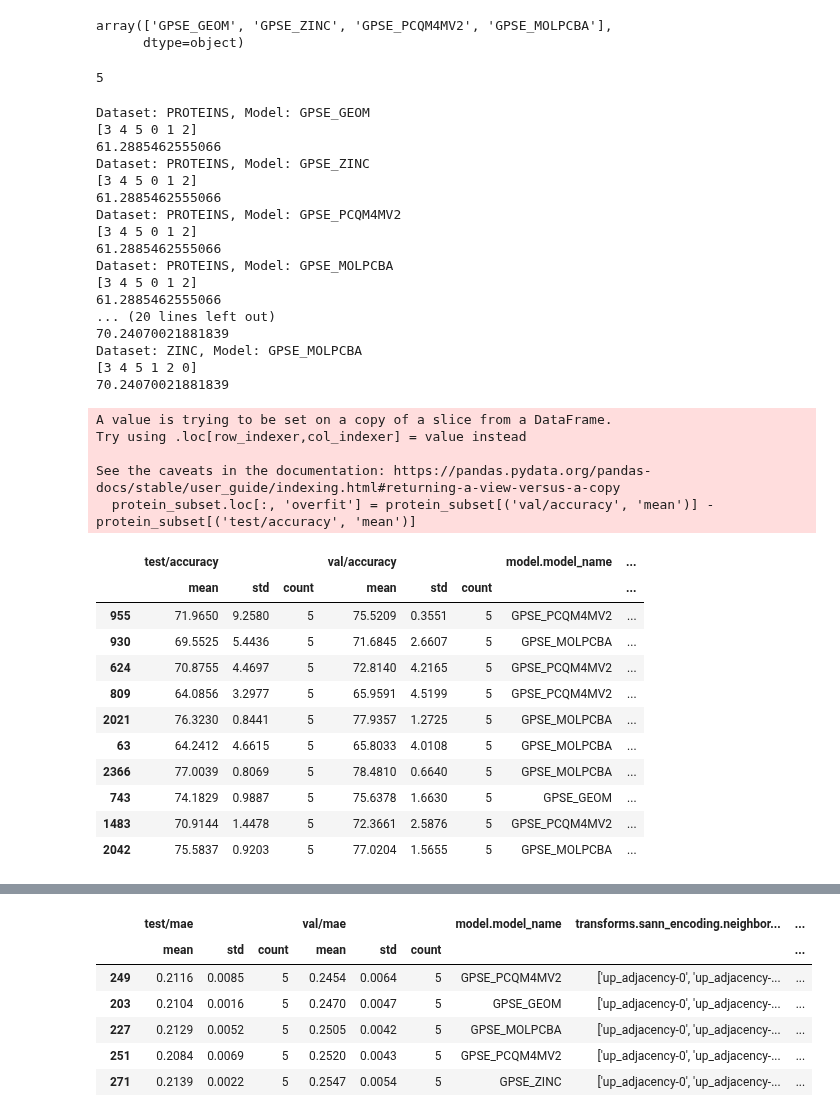
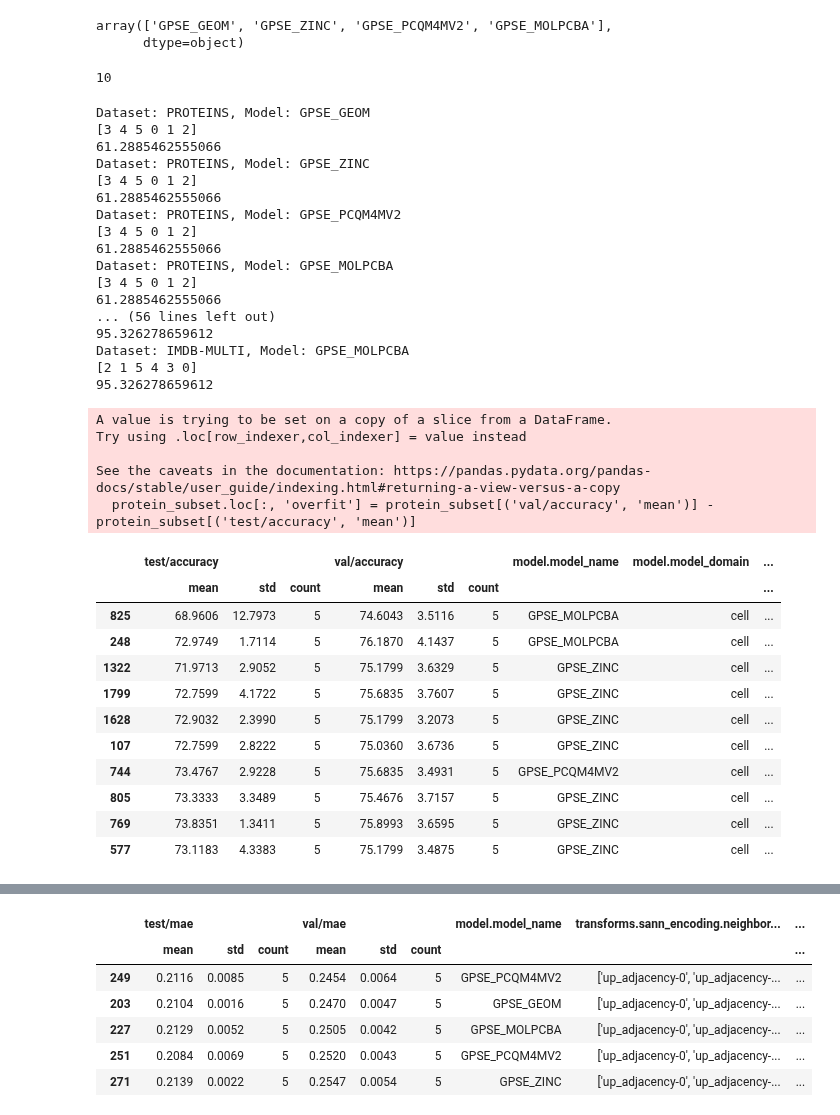
Before and after one commit to geometric-intelligence/TopoBench, a Jupyter notebook: result_processing.ipynb, the cells around one changed output, grey strips where cells are left out. Drawn from its saved outputs; the diff is of its cells as text; code cells hidden in the pictures.

```diff
--- a/result_processing.ipynb
+++ b/result_processing.ipynb
@@ -1 +1,19 @@
+# %%
+import ast
+import glob
+import warnings
+from collections import defaultdict
+from datetime import date
+
+import numpy as np
+import pandas as pd
+import wandb
+import matplotlib.pyplot as plt
+
+PROJ_PREFIX = "main_exp"
+PROJ_TYPES = ["SANN", "GPSE"]
+PROJ_DS = ["NCI1", "NCI109", "MUTAG", "PROTEINS", "ZINC", "IMDB-BINARY", "IMDB-MULTI"]
+
+today = date.today()
+api = wandb.Api(overrides={"base_url": "https://api.wandb.ai"})
 # %%
@@ -218,7 +223,7 @@ sweeped_columns = [
 run_columns = ['dataset.split_params.data_seed','seed',]
 
 # Dataset and model columns
-dataset_model_columns = ['model.model_name', 'dataset.loader.parameters.data_name']
+dataset_model_columns = ['model.model_name', 'model.model_domain', 'dataset.loader.parameters.data_name']
 
 # Performance columns
 performance_columns = [
@@ -250,12 +255,17 @@ optimization_metrics = {
     'PROTEINS': {'optim_metric': 'val/accuracy', 'eval_metric': 'test/accuracy', 'direction': 'max', 'performance_columns': performance_classification},
     'MUTAG': {'optim_metric': 'val/accuracy', 'eval_metric': 'test/accuracy', 'direction': 'max', 'performance_columns': performance_classification},
     'ZINC': {'optim_metric': 'val/mae', 'eval_metric': 'test/mae', 'direction': 'min', 'performance_columns': performance_regression},
+    'IMDB-BINARY': {'optim_metric': 'val/accuracy', 'eval_metric': 'test/accuracy', 'direction': 'max', 'performance_columns': performance_classification},
+    'IMDB-MULTI': {'optim_metric': 'val/accuracy', 'eval_metric': 'test/accuracy', 'direction': 'max', 'performance_columns': performance_classification},
+    'Cora': {'direction': 'max', 'performance_columns': performance_classification},
+    'Citeseer': {'direction': 'max', 'performance_columns': performance_classification},
+    'PubMed': {'direction': 'max', 'performance_columns': performance_classification},
 
 }
 
 len(optimization_metrics)
 # %% [output]
-5
+10
 # %%
 collect_subsets=None
 # %%
@@ -288,7 +298,7 @@ for dataset in datasets:
         performance_columns = optimization_metrics[dataset]['performance_columns']
         subset = subset[dataset_model_columns + sweeped_columns + performance_columns + run_columns]
 
-        aggregated = subset.groupby(sweeped_columns +  ['model.model_name'], dropna=False).agg(
+        aggregated = subset.groupby(sweeped_columns +  ['model.model_name', 'model.model_domain'], dropna=False).agg(
             {col: ["mean", "std", "count"] for col in performance_columns},
         )
 
@@ -406,31 +416,31 @@ Dataset: PROTEINS, Model: GPSE_PCQM4MV2
 Dataset: PROTEINS, Model: GPSE_MOLPCBA
 [3 4 5 0 1 2]
 61.2885462555066
-... (20 lines left out)
-70.24070021881839
-Dataset: ZINC, Model: GPSE_MOLPCBA
-[3 4 5 1 2 0]
-70.24070021881839
+... (56 lines left out)
+95.326278659612
+Dataset: IMDB-MULTI, Model: GPSE_MOLPCBA
+[2 1 5 4 3 0]
+95.326278659612
 # %%
-protein_subset = collect_subsets['NCI1'][['test/accuracy', 'val/accuracy', 'model.model_name', 'transforms.sann_encoding.neighborhoods', 'model.backbone.n_layers']]
+protein_subset = collect_subsets['PROTEINS'][['test/accuracy', 'val/accuracy', 'model.model_name', 'model.model_domain', 'transforms.sann_encoding.neighborhoods', 'model.backbone.n_layers']]
 protein_subset.loc[:, 'overfit'] = protein_subset[('val/accuracy', 'mean')] - protein_subset[('test/accuracy', 'mean')]
 protein_subset.sort_values(by='overfit', ascending=False).head(10)
 # %% [output]
 A value is trying to be set on a copy of a slice from a DataFrame.
 Try using .loc[row_indexer,col_indexer] = value instead
 
 See the caveats in the documentation: https://pandas.pydata.org/pandas-docs/stable/user_guide/indexing.html#returning-a-view-versus-a-copy
   protein_subset.loc[:, 'overfit'] = protein_subset[('val/accuracy', 'mean')] - protein_subset[('test/accuracy', 'mean')]
-|  | test/accuracy |  |  | val/accuracy |  |  | model.model_name | ... |
-|  | mean | std | count | mean | std | count |  | ... |
-| 955 | 71.9650 | 9.2580 | 5 | 75.5209 | 0.3551 | 5 | GPSE_PCQM4MV2 | ... |
-| 930 | 69.5525 | 5.4436 | 5 | 71.6845 | 2.6607 | 5 | GPSE_MOLPCBA | ... |
-| 624 | 70.8755 | 4.4697 | 5 | 72.8140 | 4.2165 | 5 | GPSE_PCQM4MV2 | ... |
-| 809 | 64.0856 | 3.2977 | 5 | 65.9591 | 4.5199 | 5 | GPSE_PCQM4MV2 | ... |
-| 2021 | 76.3230 | 0.8441 | 5 | 77.9357 | 1.2725 | 5 | GPSE_MOLPCBA | ... |
-| 63 | 64.2412 | 4.6615 | 5 | 65.8033 | 4.0108 | 5 | GPSE_MOLPCBA | ... |
-| 2366 | 77.0039 | 0.8069 | 5 | 78.4810 | 0.6640 | 5 | GPSE_MOLPCBA | ... |
-| 743 | 74.1829 | 0.9887 | 5 | 75.6378 | 1.6630 | 5 | GPSE_GEOM | ... |
-| 1483 | 70.9144 | 1.4478 | 5 | 72.3661 | 2.5876 | 5 | GPSE_PCQM4MV2 | ... |
-| 2042 | 75.5837 | 0.9203 | 5 | 77.0204 | 1.5655 | 5 | GPSE_MOLPCBA | ... |
+|  | test/accuracy |  |  | val/accuracy |  |  | model.model_name | model.model_domain | ... |
+|  | mean | std | count | mean | std | count |  |  | ... |
+| 825 | 68.9606 | 12.7973 | 5 | 74.6043 | 3.5116 | 5 | GPSE_MOLPCBA | cell | ... |
+| 248 | 72.9749 | 1.7114 | 5 | 76.1870 | 4.1437 | 5 | GPSE_MOLPCBA | cell | ... |
+| 1322 | 71.9713 | 2.9052 | 5 | 75.1799 | 3.6329 | 5 | GPSE_ZINC | cell | ... |
+| 1799 | 72.7599 | 4.1722 | 5 | 75.6835 | 3.7607 | 5 | GPSE_ZINC | cell | ... |
+| 1628 | 72.9032 | 2.3990 | 5 | 75.1799 | 3.2073 | 5 | GPSE_ZINC | cell | ... |
+| 107 | 72.7599 | 2.8222 | 5 | 75.0360 | 3.6736 | 5 | GPSE_ZINC | cell | ... |
+| 744 | 73.4767 | 2.9228 | 5 | 75.6835 | 3.4931 | 5 | GPSE_PCQM4MV2 | cell | ... |
+| 805 | 73.3333 | 3.3489 | 5 | 75.4676 | 3.7157 | 5 | GPSE_ZINC | cell | ... |
+| 769 | 73.8351 | 1.3411 | 5 | 75.8993 | 3.6595 | 5 | GPSE_ZINC | cell | ... |
+| 577 | 73.1183 | 4.3383 | 5 | 75.1799 | 3.4875 | 5 | GPSE_ZINC | cell | ... |
 # %%
```
Also changed, not shown: parts of 48 cells of this notebook.
